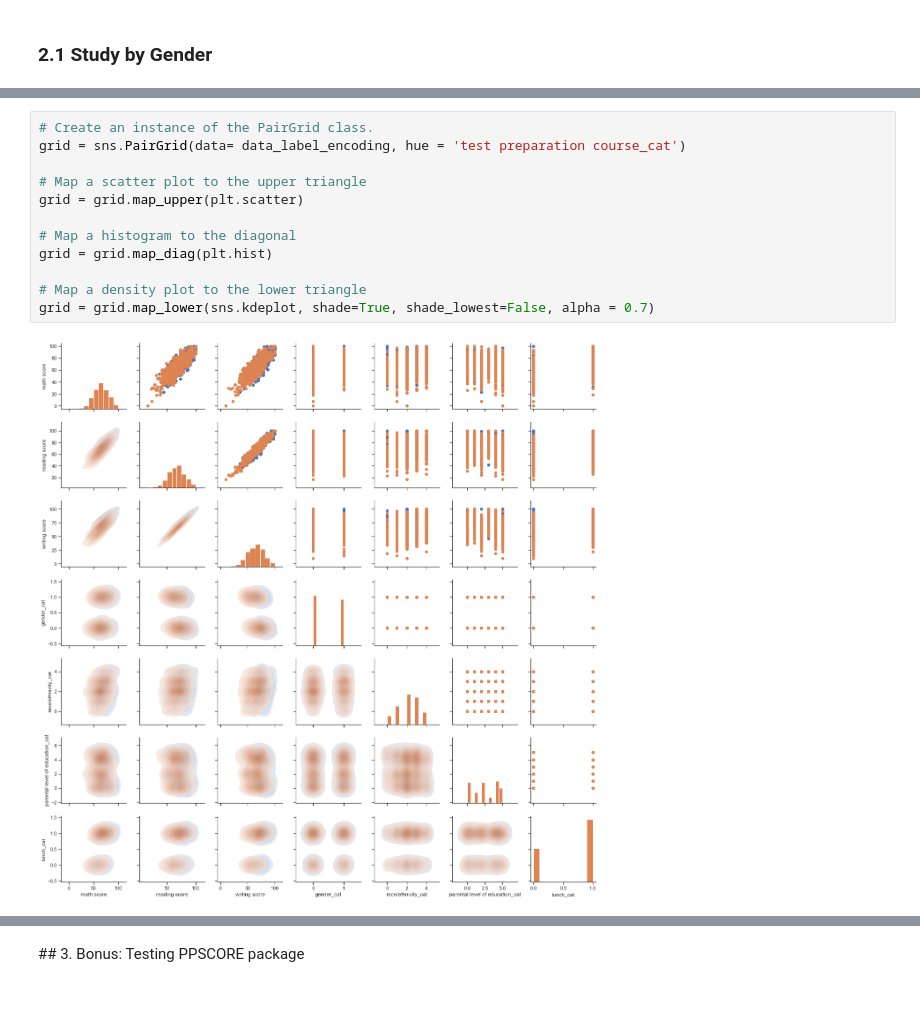
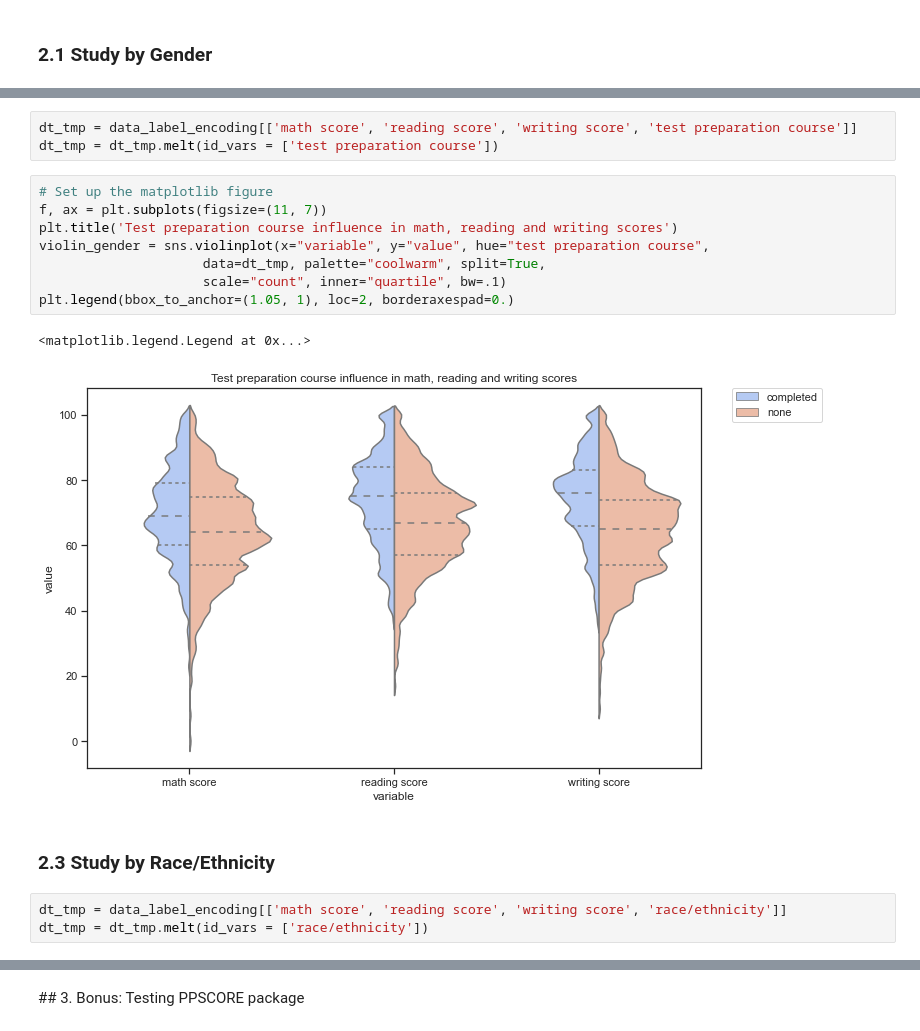
Before and after one commit to macarenasev/Exploring-Correlation-Students-Performance, a Jupyter notebook: Students Performance in Exams Exploring Correlation + BONUS ppscore package.ipynb, the cells around one changed output, grey strips where cells are left out. Saved outputs shown, nothing was run; the diff lists cells and outputs as text; blank space fills up the shorter version.

```diff
--- a/Students Performance in Exams Exploring Correlation + BONUS ppscore package.ipynb
+++ b/Students Performance in Exams Exploring Correlation + BONUS ppscore package.ipynb
@@ -168,14 +166,19 @@ grid = grid.map_lower(sns.kdeplot, shade=True, shade_lowest=False, alpha = 0.7)
-# %%
-# Create an instance of the PairGrid class.
-grid = sns.PairGrid(data= data_label_encoding, hue = 'test preparation course_cat')
-
-# Map a scatter plot to the upper triangle
-grid = grid.map_upper(plt.scatter)
-
-# Map a histogram to the diagonal
-grid = grid.map_diag(plt.hist)
-
-# Map a density plot to the lower triangle
-grid = grid.map_lower(sns.kdeplot, shade=True, shade_lowest=False, alpha = 0.7)
-# %% [output]
-[figure, removed]
+# %%
+dt_tmp = data_label_encoding[['math score', 'reading score', 'writing score', 'test preparation course']]
+dt_tmp = dt_tmp.melt(id_vars = ['test preparation course'])
+# %%
+# Set up the matplotlib figure
+f, ax = plt.subplots(figsize=(11, 7))
+plt.title('Test preparation course influence in math, reading and writing scores')
+violin_gender = sns.violinplot(x="variable", y="value", hue="test preparation course",
+                     data=dt_tmp, palette="coolwarm", split=True,
+                     scale="count", inner="quartile", bw=.1)
+plt.legend(bbox_to_anchor=(1.05, 1), loc=2, borderaxespad=0.)
+# %% [output]
+<matplotlib.legend.Legend at 0x...>
+[figure, added]
+# %% [markdown]
+### 2.3 Study by Race/Ethnicity
+# %%
+dt_tmp = data_label_encoding[['math score', 'reading score', 'writing score', 'race/ethnicity']]
+dt_tmp = dt_tmp.melt(id_vars = ['race/ethnicity'])
```
Also changed, not shown: parts of 16 cells of this notebook.
